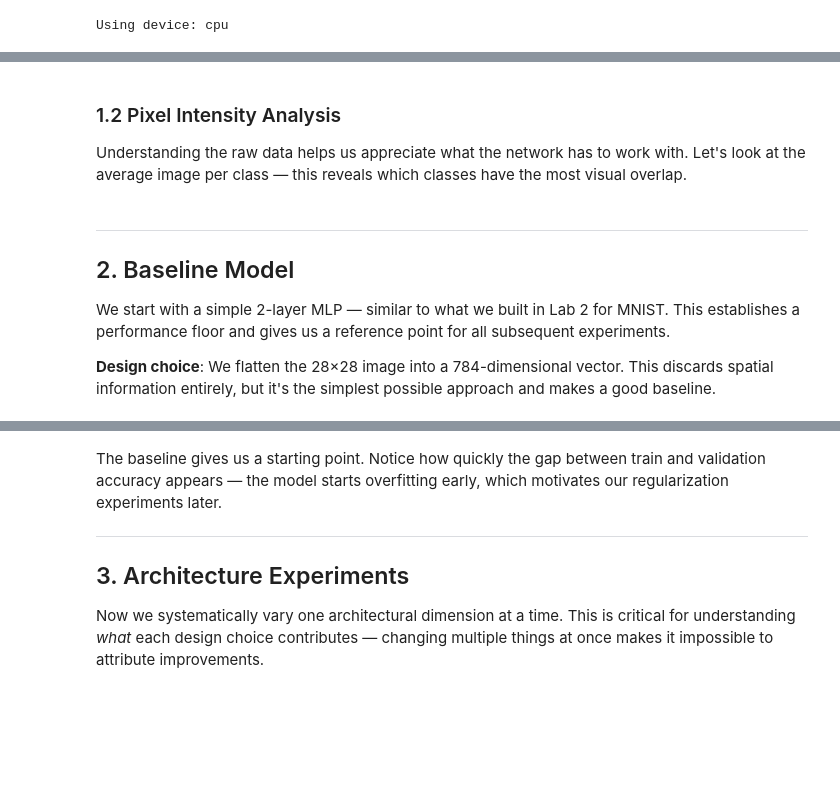
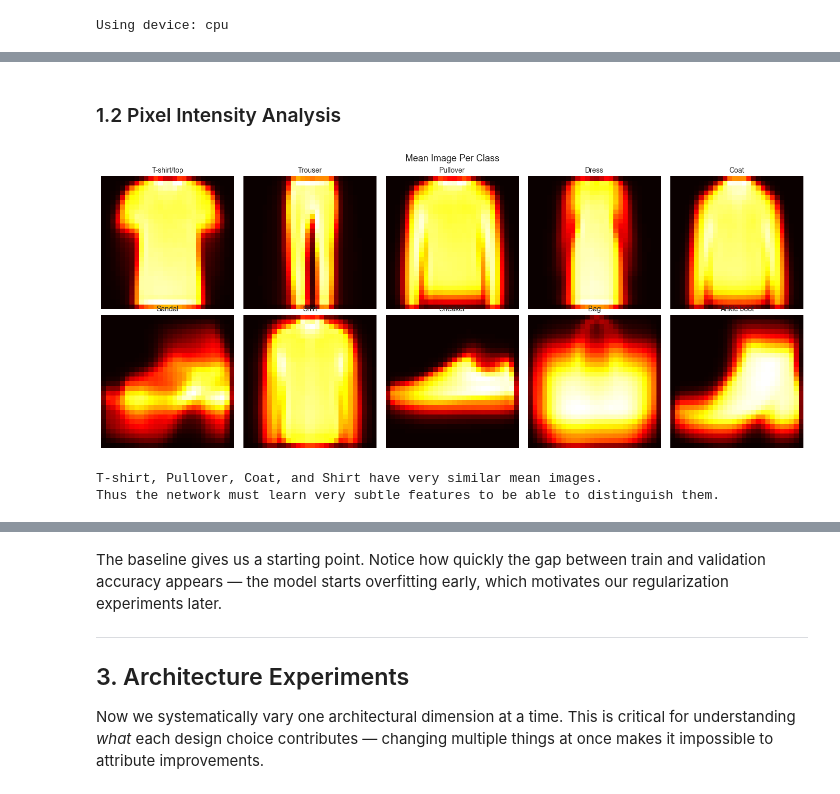
Before and after one commit to bu-cds-llms/portfolio-piece-1-aelamanc, a Jupyter notebook: notebooks/main.ipynb, the cells around one changed output, grey strips where cells are left out. Drawn from its saved outputs; the diff is of its cells as text; code cells hidden in the pictures; blank space fills up the shorter version.

```diff
--- a/notebooks/main.ipynb
+++ b/notebooks/main.ipynb
@@ -123,35 +132,30 @@ print("This means accuracy is a fair metric (no class imbalance to worry about).
-# %% [markdown]
-### 1.2 Pixel Intensity Analysis
-
-Understanding the raw data helps us appreciate what the network has to work with. Let's look at the average image per class — this reveals which classes have the most visual overlap.
+# %% [markdown]
+### 1.2 Pixel Intensity Analysis
 # %%
 # Compute mean image per class (using raw pixels, not normalized)
 raw_transform = transforms.ToTensor()
 raw_dataset = datasets.FashionMNIST(root='../data', train=True, download=False, transform=raw_transform)
 
 mean_images = {}
 for class_idx in range(10):
     class_imgs = torch.stack([raw_dataset[i][0] for i in range(len(raw_dataset)) if raw_dataset[i][1] == class_idx])
     mean_images[class_idx] = class_imgs.mean(dim=0).squeeze()
 
 fig, axes = plt.subplots(2, 5, figsize=(14, 6))
-fig.suptitle('Mean Image Per Class — Notice the Overlap Between Similar Categories', fontsize=13)
+fig.suptitle('Mean Image Per Class', fontsize=13)
 
 for idx, ax in enumerate(axes.flat):
     ax.imshow(mean_images[idx], cmap='hot')
     ax.set_title(CLASS_NAMES[idx], fontsize=10)
     ax.axis('off')
 
 plt.tight_layout()
 plt.savefig('../outputs/mean_images.png', dpi=150, bbox_inches='tight')
 plt.show()
 
-print("Key observation: T-shirt, Pullover, Coat, and Shirt have very similar mean images.")
-print("This suggests the network must learn subtle features to distinguish them.")
+print("T-shirt, Pullover, Coat, and Shirt have very similar mean images.")
+print("Thus the network must learn very subtle features to be able to distinguish them.")
+# %% [output]
+[figure, added]
+T-shirt, Pullover, Coat, and Shirt have very similar mean images.
+Thus the network must learn very subtle features to be able to distinguish them.
-# %% [markdown]
----
-## 2. Baseline Model
-
-We start with a simple 2-layer MLP — similar to what we built in Lab 2 for MNIST. This establishes a performance floor and gives us a reference point for all subsequent experiments.
-
-**Design choice**: We flatten the 28×28 image into a 784-dimensional vector. This discards spatial information entirely, but it's the simplest possible approach and makes a good baseline.
```
Also changed, not shown: parts of 8 cells of this notebook, 2 other files.
